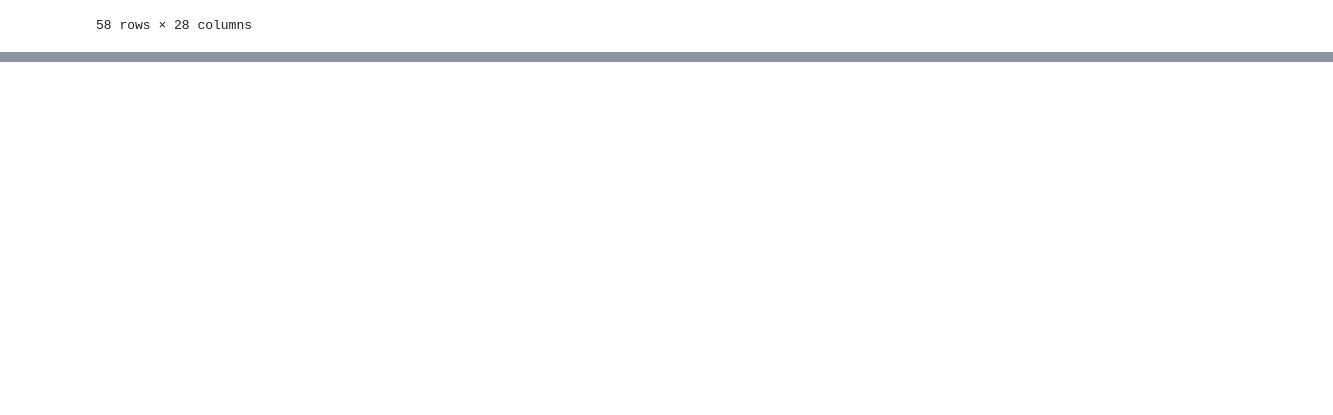
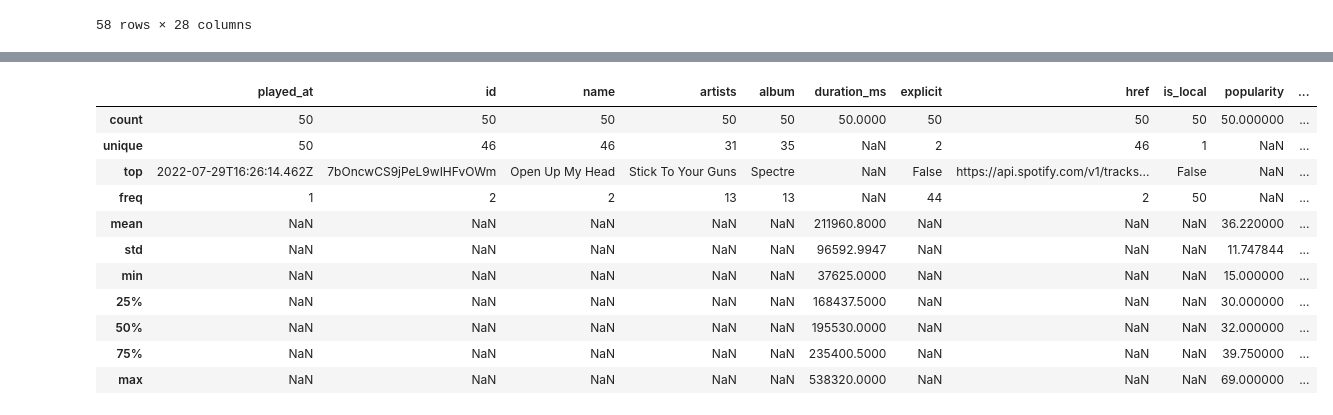
Before and after one commit to MerlinSchaefer/spotify_etl, a Jupyter notebook: exploration/api_exploration.ipynb, the cells around one changed output, grey strips where cells are left out. Drawn from its saved outputs; the diff is of its cells as text; code cells hidden in the pictures; blank space fills up the shorter version.

```diff
--- a/exploration/api_exploration.ipynb
+++ b/exploration/api_exploration.ipynb
@@ -133,0 +136,9 @@ pd.merge(current_tracks_df, pd.DataFrame(audio_features), how="left", left_on="i
+# %%
+current_tracks_df_col_order = ['played_at', 'id', 'name','artists', 'album', 'duration_ms', 'explicit', 'href', 'is_local',
+        'popularity', 'uri']
+audio_tracks_df_col_order = ['id','danceability', 'energy', 'key', 'loudness', 'mode', 'speechiness',
+       'acousticness', 'instrumentalness', 'liveness', 'valence', 'tempo',
+       'type',  'uri', 'track_href', 'analysis_url', 'duration_ms',
+       'time_signature']
+current_tracks_df = current_tracks_df[current_tracks_df_col_order]
+audio_features_df = audio_features_df[audio_tracks_df_col_order]
@@ -136,0 +173,15 @@ audio_features_df.to_csv("raw_audio_features.csv", index=False)
+# %%
+current_tracks_df.describe(include="all")
+# %% [output]
+|  | played_at | id | name | artists | album | duration_ms | explicit | href | is_local | popularity | ... |
+| count | 50 | 50 | 50 | 50 | 50 | 50.0000 | 50 | 50 | 50 | 50.000000 | ... |
+| unique | 50 | 46 | 46 | 31 | 35 | NaN | 2 | 46 | 1 | NaN | ... |
+| top | 2022-07-29T16:26:14.462Z | 7bOncwCS9jPeL9wIHFvOWm | Open Up My Head | Stick To Your Guns | Spectre | NaN | False | https://api.spotify.com/v1/tracks... | False | NaN | ... |
+| freq | 1 | 2 | 2 | 13 | 13 | NaN | 44 | 2 | 50 | NaN | ... |
+| mean | NaN | NaN | NaN | NaN | NaN | 211960.8000 | NaN | NaN | NaN | 36.220000 | ... |
+| std | NaN | NaN | NaN | NaN | NaN | 96592.9947 | NaN | NaN | NaN | 11.747844 | ... |
+| min | NaN | NaN | NaN | NaN | NaN | 37625.0000 | NaN | NaN | NaN | 15.000000 | ... |
+| 25% | NaN | NaN | NaN | NaN | NaN | 168437.5000 | NaN | NaN | NaN | 30.000000 | ... |
+| 50% | NaN | NaN | NaN | NaN | NaN | 195530.0000 | NaN | NaN | NaN | 32.000000 | ... |
+| 75% | NaN | NaN | NaN | NaN | NaN | 235400.5000 | NaN | NaN | NaN | 39.750000 | ... |
+| max | NaN | NaN | NaN | NaN | NaN | 538320.0000 | NaN | NaN | NaN | 69.000000 | ... |
```
Also changed, not shown: parts of 14 cells of this notebook.
